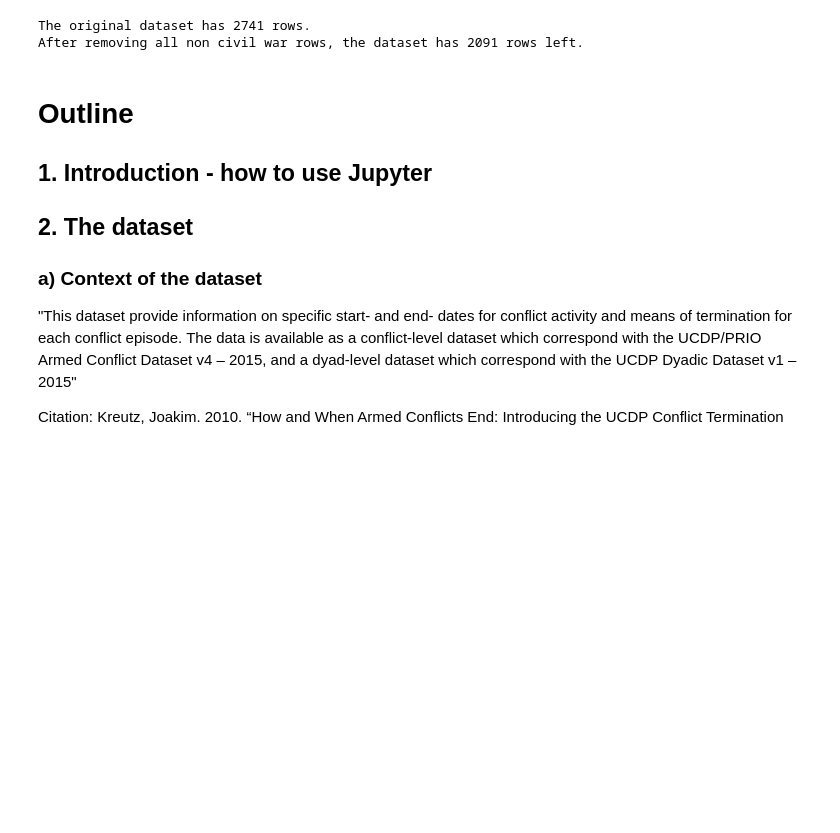
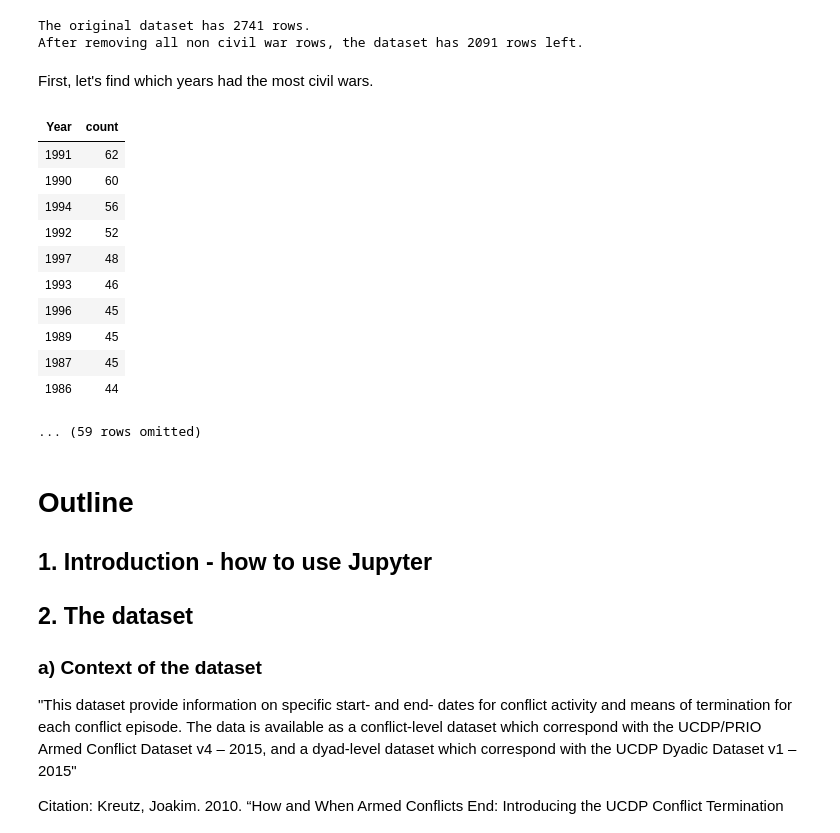
Before and after one commit to ds-modules/POLSCI-5, a Jupyter notebook: CivilWars.ipynb, the cells around one changed output. Cells and saved outputs as stored; diff of their text form; code cells hidden in the pictures; blank space fills up the shorter version.

Commit message:
started civil wars section

```diff
--- a/CivilWars.ipynb
+++ b/CivilWars.ipynb
@@ -268,6 +267,25 @@ After removing all non civil war rows, the dataset has {} rows left.".format(war
 # %% [output]
 The original dataset has 2741 rows.
 After removing all non civil war rows, the dataset has 2091 rows left.
+# %% [markdown]
+First, let's find which years had the most civil wars.
+# %%
+years = civil_wars.group('Year').sort('count', descending = True) # count number of occurences of each year
+years.set_format('Year', formats.FunctionFormatter(lambda x: x)) # fix format of year column
+years
+# %% [output]
+| Year | count |
+| 1991 | 62 |
+| 1990 | 60 |
+| 1994 | 56 |
+| 1992 | 52 |
+| 1997 | 48 |
+| 1993 | 46 |
+| 1996 | 45 |
+| 1989 | 45 |
+| 1987 | 45 |
+| 1986 | 44 |
+... (59 rows omitted)
 # %% [markdown]
 # Outline
 ## 1. Introduction - how to use Jupyter
```
Also changed, not shown: parts of 6 cells of this notebook.
